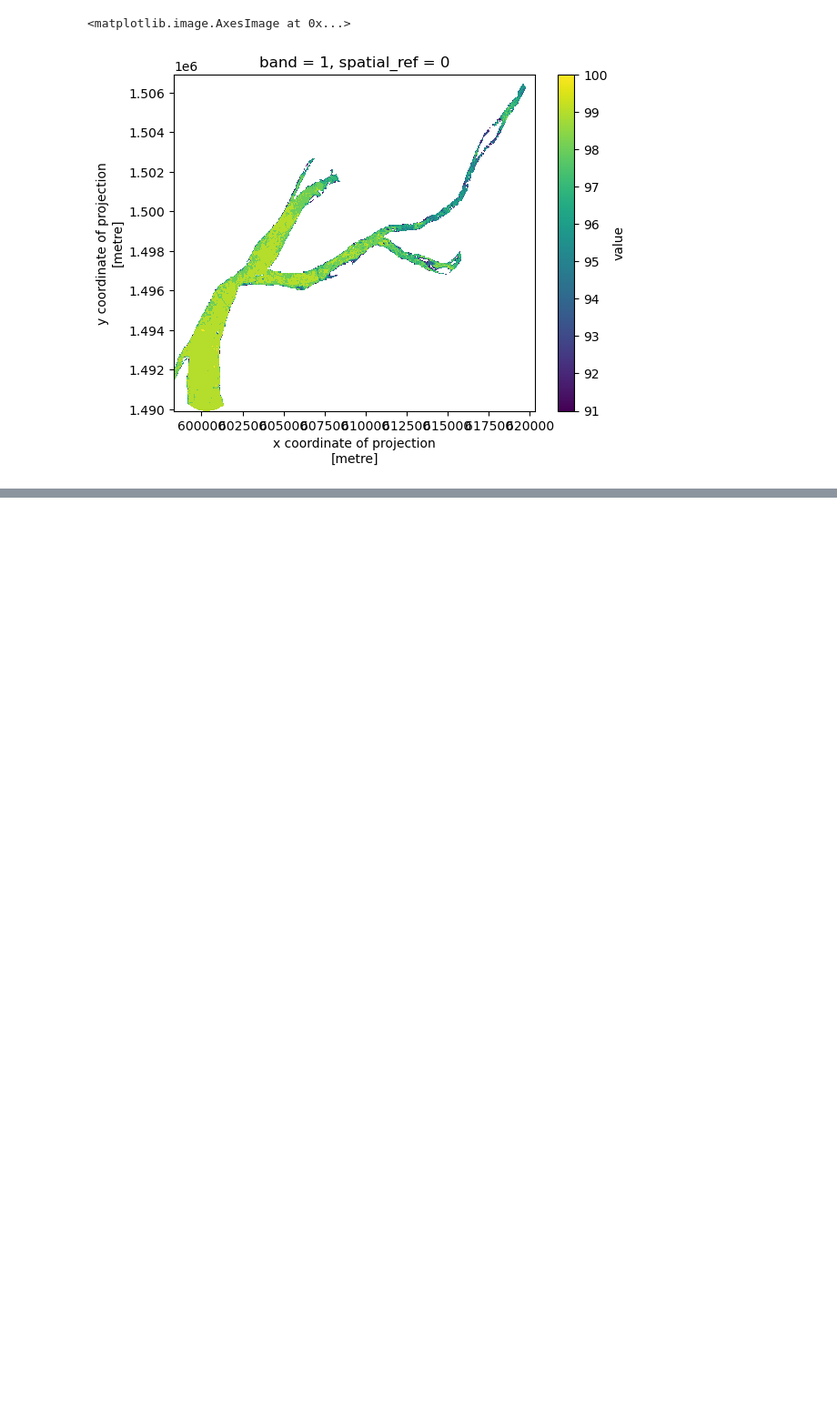
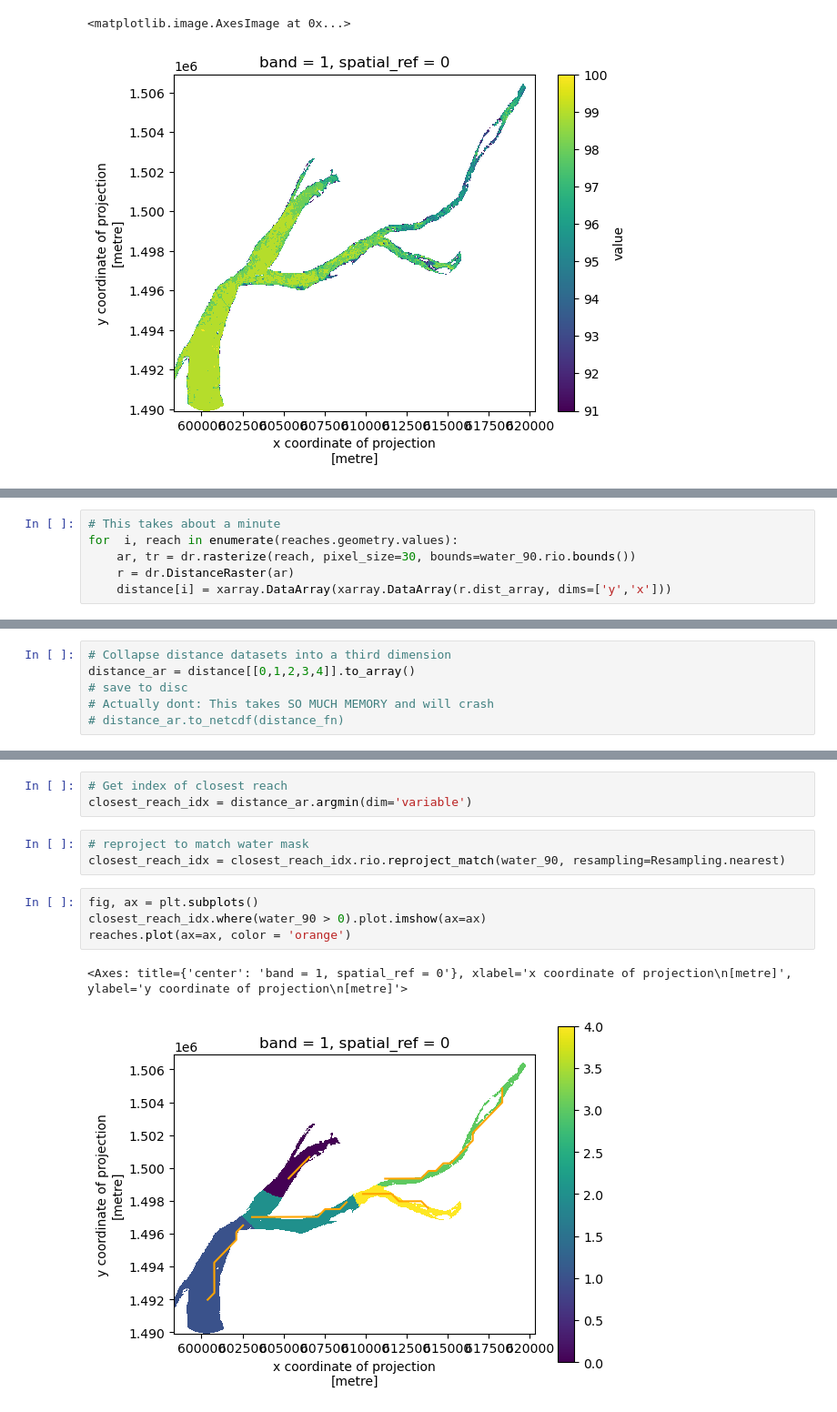
Before and after one commit to UW-GDA/mekong-water-quality, a Jupyter notebook: 01_river_reach_masks.ipynb, the cells around one changed output, grey strips where cells are left out. Shown at 91% size. Cells and saved outputs as stored; diff of their text form; blank space fills up the shorter version.

Commit message:
Create river reach masks

```diff
--- a/01_river_reach_masks.ipynb
+++ b/01_river_reach_masks.ipynb
@@ -483,0 +356,6 @@ river_polygon_gdf
+# %%
+# This takes about a minute
+for  i, reach in enumerate(reaches.geometry.values):
+    ar, tr = dr.rasterize(reach, pixel_size=30, bounds=water_90.rio.bounds())
+    r = dr.DistanceRaster(ar)
+    distance[i] = xarray.DataArray(xarray.DataArray(r.dist_array, dims=['y','x']))
@@ -483,0 +373,6 @@ river_polygon_gdf
+# %%
+# Collapse distance datasets into a third dimension
+distance_ar = distance[[0,1,2,3,4]].to_array()
+# save to disc
+# Actually dont: This takes SO MUCH MEMORY and will crash
+# distance_ar.to_netcdf(distance_fn)
@@ -483,0 +399,13 @@ river_polygon_gdf
+# %%
+# Get index of closest reach
+closest_reach_idx = distance_ar.argmin(dim='variable')
+# %%
+# reproject to match water mask
+closest_reach_idx = closest_reach_idx.rio.reproject_match(water_90, resampling=Resampling.nearest)
+# %%
+fig, ax = plt.subplots()
+closest_reach_idx.where(water_90 > 0).plot.imshow(ax=ax)
+reaches.plot(ax=ax, color = 'orange')
+# %% [output]
+<Axes: title={'center': 'band = 1, spatial_ref = 0'}, xlabel='x coordinate of projection\n[metre]', ylabel='y coordinate of projection\n[metre]'>
+[figure, added]
```
Also changed, not shown: parts of 32 cells of this notebook, 1 other file.
